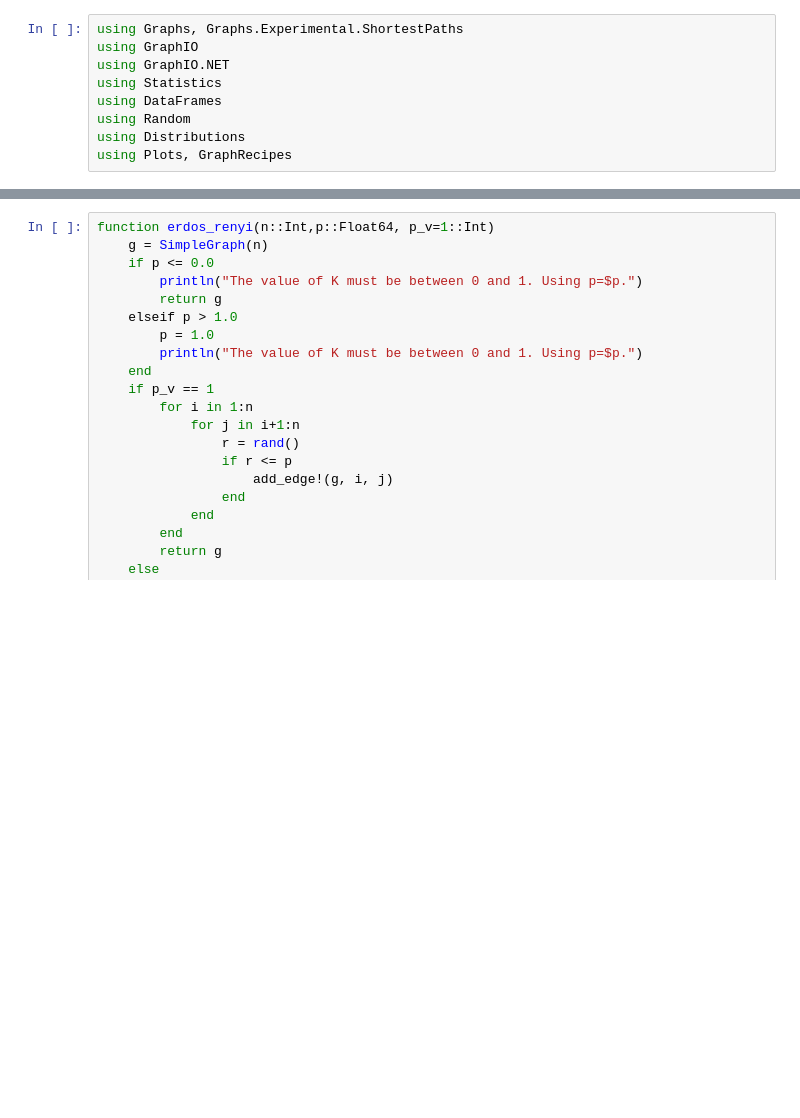
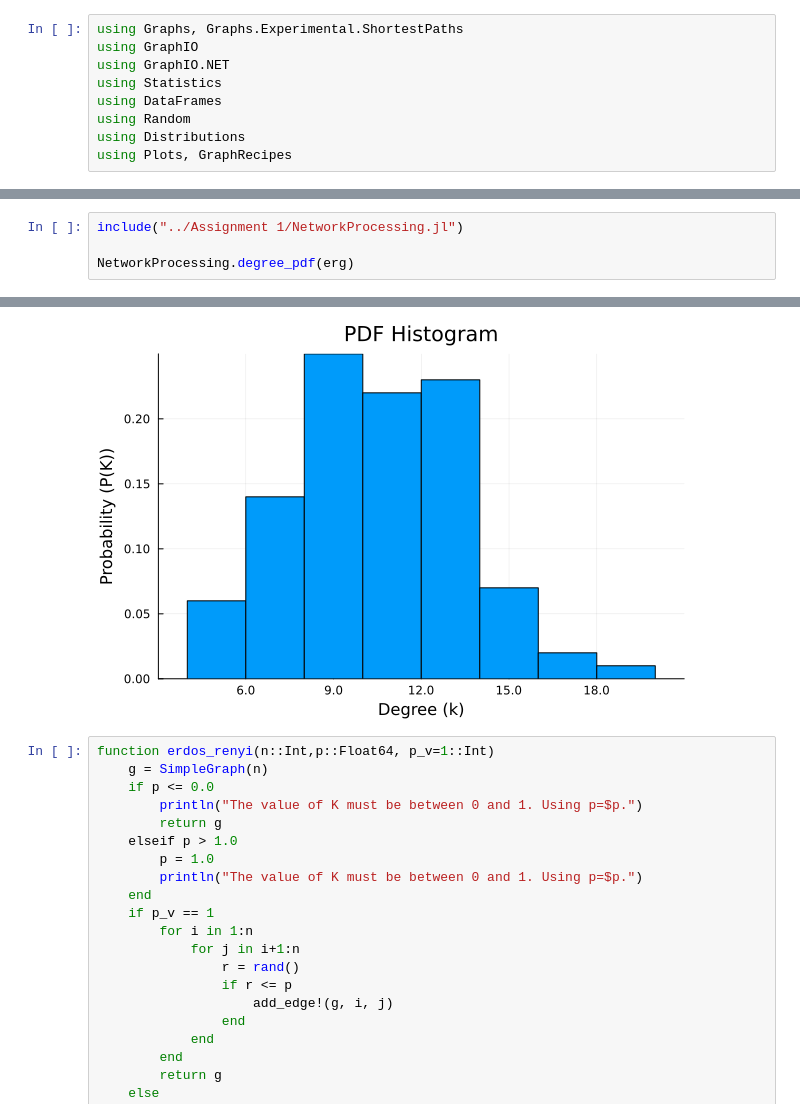
Before and after one commit to MarioROT/CN-MAI, a Jupyter notebook: Assignment 2/PruebasA2.ipynb, the cells around one changed output, grey strips where cells are left out. Saved outputs shown, nothing was run; the diff lists cells and outputs as text; blank space fills up the shorter version.

```diff
--- a/Assignment 2/PruebasA2.ipynb
+++ b/Assignment 2/PruebasA2.ipynb
@@ -42,0 +45,5 @@ graphplot(erg, curves=false)
+# %%
+include("../Assignment 1/NetworkProcessing.jl")
+
+NetworkProcessing.degree_pdf(erg)
+# %% [output]
@@ -43,3 +51,4 @@ graphplot(erg, curves=false)
+[figure, added]
 # %%
 function erdos_renyi(n::Int,p::Float64, p_v=1::Int)
     g = SimpleGraph(n)
```
Also changed, not shown: parts of 3 cells of this notebook, 3 other files.
